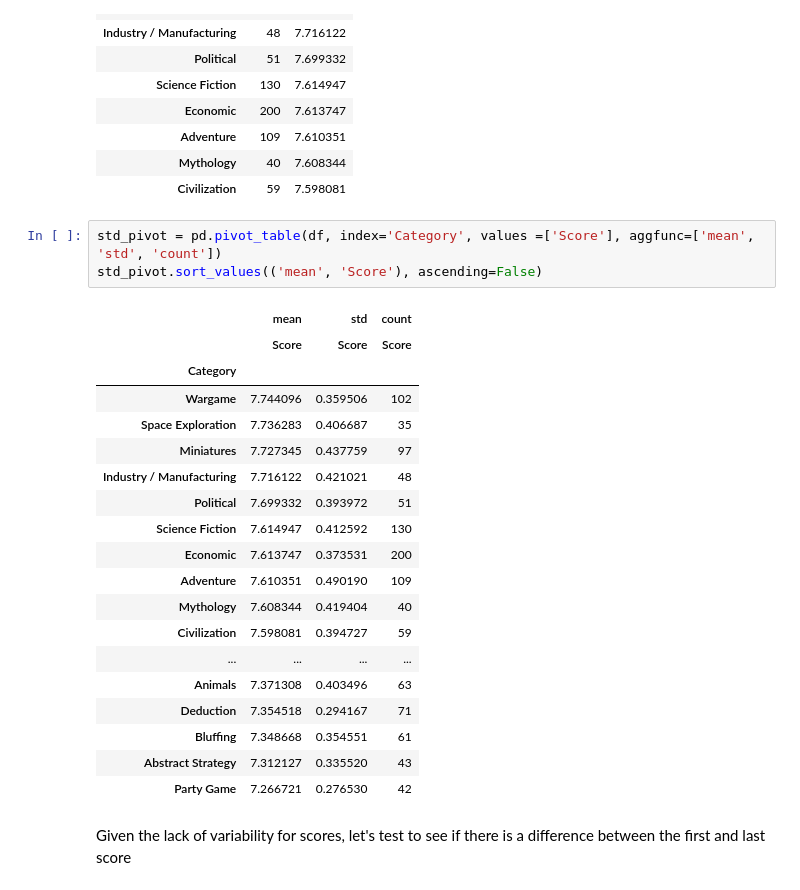
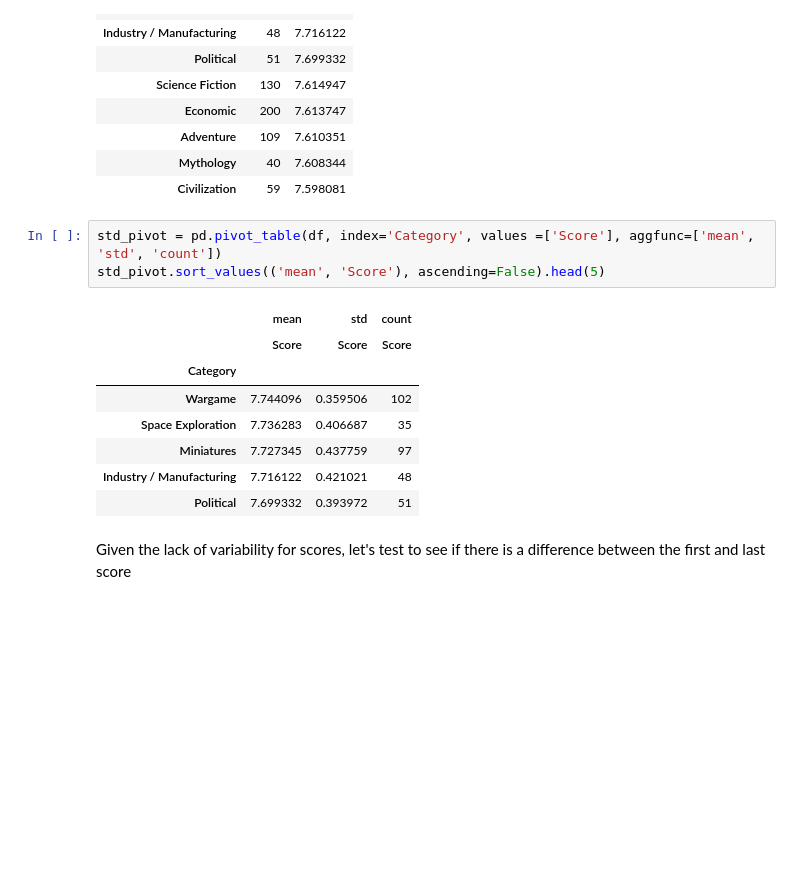
Before and after one commit to MarshallKrakauer/BGGAnalysis, a Jupyter notebook: BestCategories.ipynb, the cells around one changed output. Cells and saved outputs as stored; diff of their text form; blank space fills up the shorter version.

```diff
--- a/BestCategories.ipynb
+++ b/BestCategories.ipynb
@@ -128,27 +129,16 @@ cat_popularity.head(10)
 | Civilization | 59 | 7.598081 |
 # %%
 std_pivot = pd.pivot_table(df, index='Category', values =['Score'], aggfunc=['mean', 'std', 'count'])
-std_pivot.sort_values(('mean', 'Score'), ascending=False)
+std_pivot.sort_values(('mean', 'Score'), ascending=False).head(5)
 # %% [output]
 |  | mean | std | count |
 |  | Score | Score | Score |
 | Category |  |  |  |
 | Wargame | 7.744096 | 0.359506 | 102 |
 | Space Exploration | 7.736283 | 0.406687 | 35 |
 | Miniatures | 7.727345 | 0.437759 | 97 |
 | Industry / Manufacturing | 7.716122 | 0.421021 | 48 |
 | Political | 7.699332 | 0.393972 | 51 |
-| Science Fiction | 7.614947 | 0.412592 | 130 |
-| Economic | 7.613747 | 0.373531 | 200 |
-| Adventure | 7.610351 | 0.490190 | 109 |
-| Mythology | 7.608344 | 0.419404 | 40 |
-| Civilization | 7.598081 | 0.394727 | 59 |
-| ... | ... | ... | ... |
-| Animals | 7.371308 | 0.403496 | 63 |
-| Deduction | 7.354518 | 0.294167 | 71 |
-| Bluffing | 7.348668 | 0.354551 | 61 |
-| Abstract Strategy | 7.312127 | 0.335520 | 43 |
-| Party Game | 7.266721 | 0.276530 | 42 |
 # %% [markdown]
 Given the lack of variability for scores, let's test to see if there is a difference between the first and last score
 # %%
```
Also changed, not shown: parts of 38 cells of this notebook.
